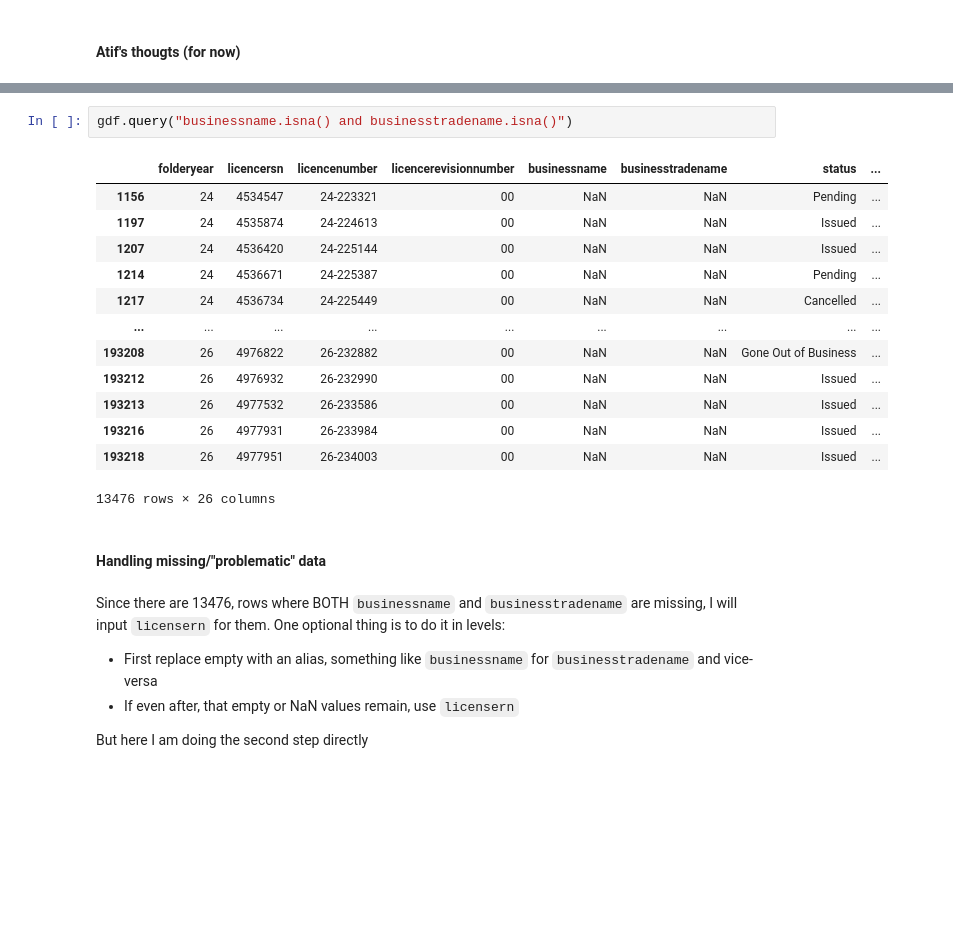
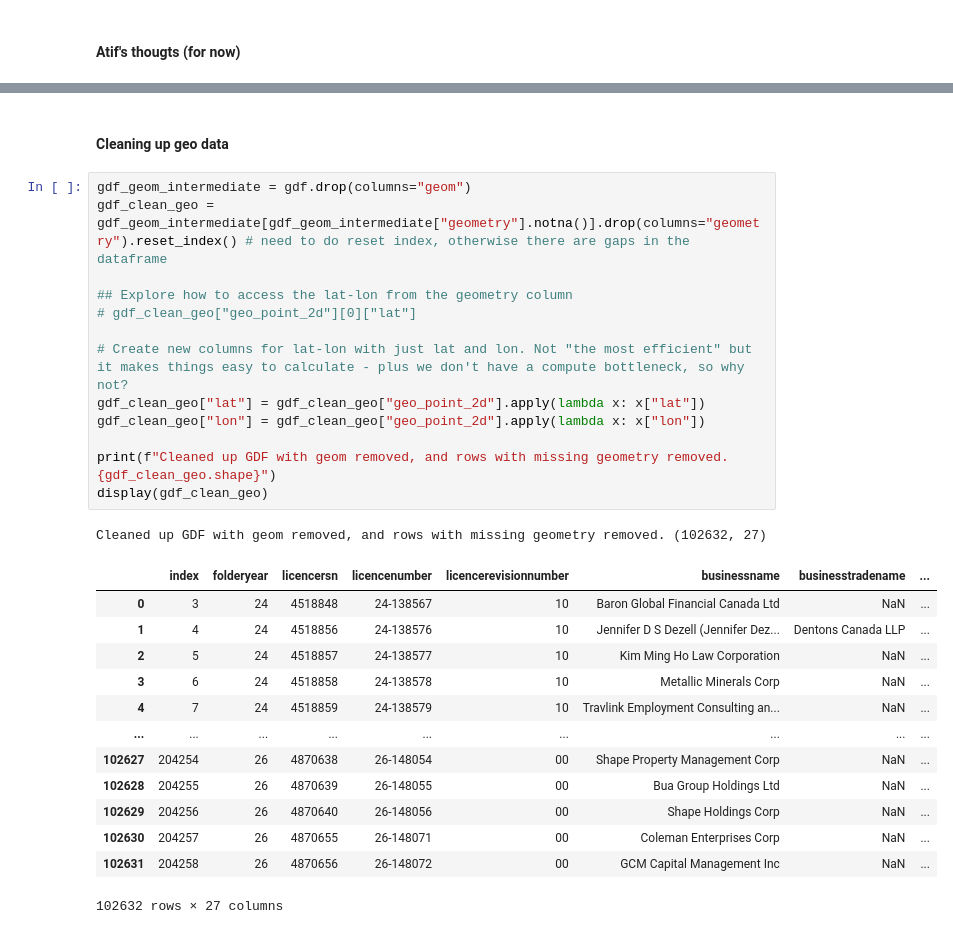
Before and after one commit to atifmmahmud/mahmud_atif_Assignment03, a Jupyter notebook: clustering.ipynb, the cells around one changed output, grey strips where cells are left out. Saved outputs shown, nothing was run; the diff lists cells and outputs as text; blank space fills up the shorter version.

```diff
--- a/clustering.ipynb
+++ b/clustering.ipynb
@@ -100,24 +100,30 @@ geometry | 101627 | 49.75398880832668%.
-# %%
-gdf.query("businessname.isna() and businesstradename.isna()")
-# %% [output]
-|  | folderyear | licencersn | licencenumber | licencerevisionnumber | businessname | businesstradename | status | ... |
-| 1156 | 24 | 4534547 | 24-223321 | 00 | NaN | NaN | Pending | ... |
-| 1197 | 24 | 4535874 | 24-224613 | 00 | NaN | NaN | Issued | ... |
-| 1207 | 24 | 4536420 | 24-225144 | 00 | NaN | NaN | Issued | ... |
-| 1214 | 24 | 4536671 | 24-225387 | 00 | NaN | NaN | Pending | ... |
-| 1217 | 24 | 4536734 | 24-225449 | 00 | NaN | NaN | Cancelled | ... |
-| ... | ... | ... | ... | ... | ... | ... | ... | ... |
-| 193208 | 26 | 4976822 | 26-232882 | 00 | NaN | NaN | Gone Out of Business | ... |
-| 193212 | 26 | 4976932 | 26-232990 | 00 | NaN | NaN | Issued | ... |
-| 193213 | 26 | 4977532 | 26-233586 | 00 | NaN | NaN | Issued | ... |
-| 193216 | 26 | 4977931 | 26-233984 | 00 | NaN | NaN | Issued | ... |
-| 193218 | 26 | 4977951 | 26-234003 | 00 | NaN | NaN | Issued | ... |
-13476 rows × 26 columns
-# %% [markdown]
-#### Handling missing/"problematic" data
-# %% [markdown]
-Since there are 13476, rows where BOTH `businessname` and `businesstradename` are missing, I will input `licensern` for them. One optional thing is to do it in levels:
-- First replace empty with an alias, something like `businessname` for `businesstradename` and vice-versa
-- If even after, that empty or NaN values remain, use `licensern`
-
-But here I am doing the second step directly
+# %% [markdown]
+#### Cleaning up geo data
+# %%
+gdf_geom_intermediate = gdf.drop(columns="geom")
+gdf_clean_geo = gdf_geom_intermediate[gdf_geom_intermediate["geometry"].notna()].drop(columns="geometry").reset_index() # need to do reset index, otherwise there are gaps in the dataframe
+
+## Explore how to access the lat-lon from the geometry column
+# gdf_clean_geo["geo_point_2d"][0]["lat"]
+
+# Create new columns for lat-lon with just lat and lon. Not "the most efficient" but it makes things easy to calculate - plus we don't have a compute bottleneck, so why not?
+gdf_clean_geo["lat"] = gdf_clean_geo["geo_point_2d"].apply(lambda x: x["lat"])
+gdf_clean_geo["lon"] = gdf_clean_geo["geo_point_2d"].apply(lambda x: x["lon"])
+
+print(f"Cleaned up GDF with geom removed, and rows with missing geometry removed. {gdf_clean_geo.shape}")
+display(gdf_clean_geo)
+# %% [output]
+Cleaned up GDF with geom removed, and rows with missing geometry removed. (102632, 27)
+|  | index | folderyear | licencersn | licencenumber | licencerevisionnumber | businessname | businesstradename | ... |
+| 0 | 3 | 24 | 4518848 | 24-138567 | 10 | Baron Global Financial Canada Ltd | NaN | ... |
+| 1 | 4 | 24 | 4518856 | 24-138576 | 10 | Jennifer D S Dezell (Jennifer Dez... | Dentons Canada LLP | ... |
+| 2 | 5 | 24 | 4518857 | 24-138577 | 10 | Kim Ming Ho Law Corporation | NaN | ... |
+| 3 | 6 | 24 | 4518858 | 24-138578 | 10 | Metallic Minerals Corp | NaN | ... |
+| 4 | 7 | 24 | 4518859 | 24-138579 | 10 | Travlink Employment Consulting an... | NaN | ... |
+| ... | ... | ... | ... | ... | ... | ... | ... | ... |
+| 102627 | 204254 | 26 | 4870638 | 26-148054 | 00 | Shape Property Management Corp | NaN | ... |
+| 102628 | 204255 | 26 | 4870639 | 26-148055 | 00 | Bua Group Holdings Ltd | NaN | ... |
+| 102629 | 204256 | 26 | 4870640 | 26-148056 | 00 | Shape Holdings Corp | NaN | ... |
+| 102630 | 204257 | 26 | 4870655 | 26-148071 | 00 | Coleman Enterprises Corp | NaN | ... |
+| 102631 | 204258 | 26 | 4870656 | 26-148072 | 00 | GCM Capital Management Inc | NaN | ... |
+102632 rows × 27 columns
```
Also changed, not shown: parts of 2 cells of this notebook.
